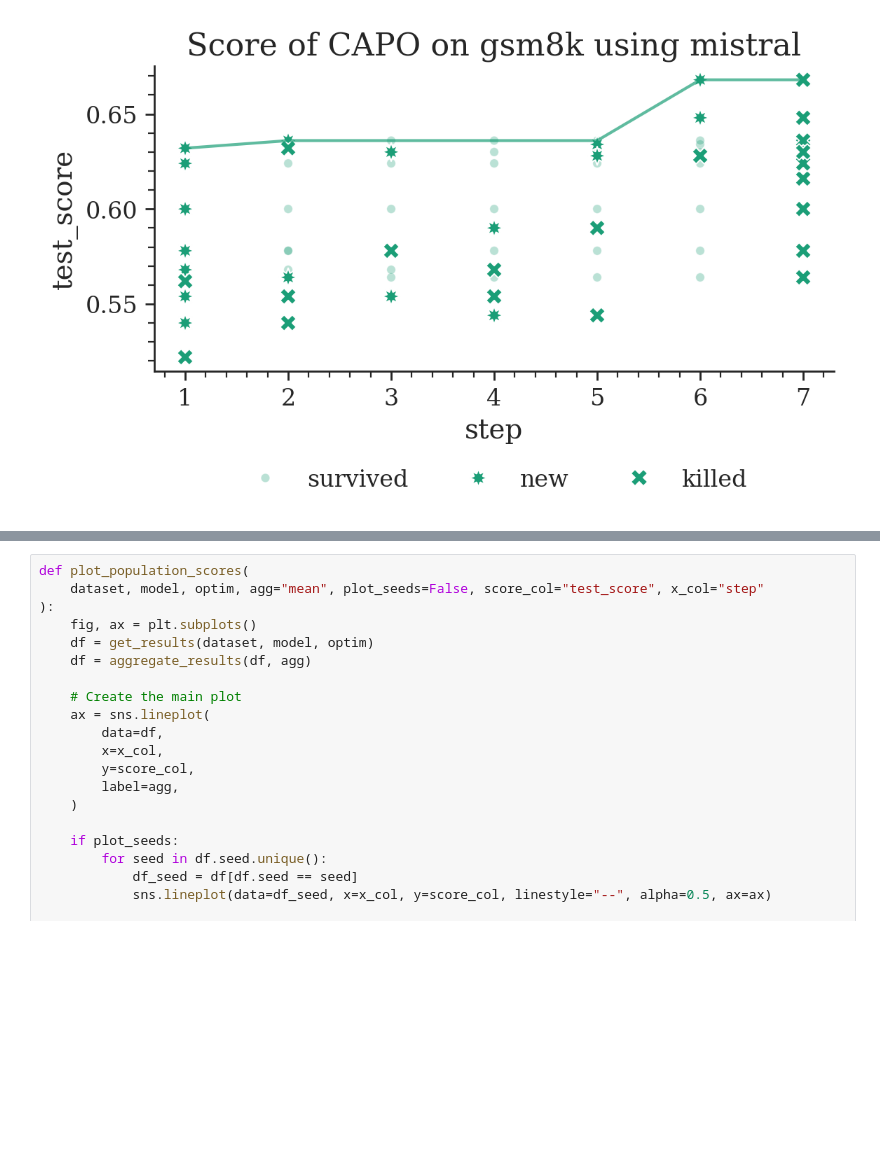
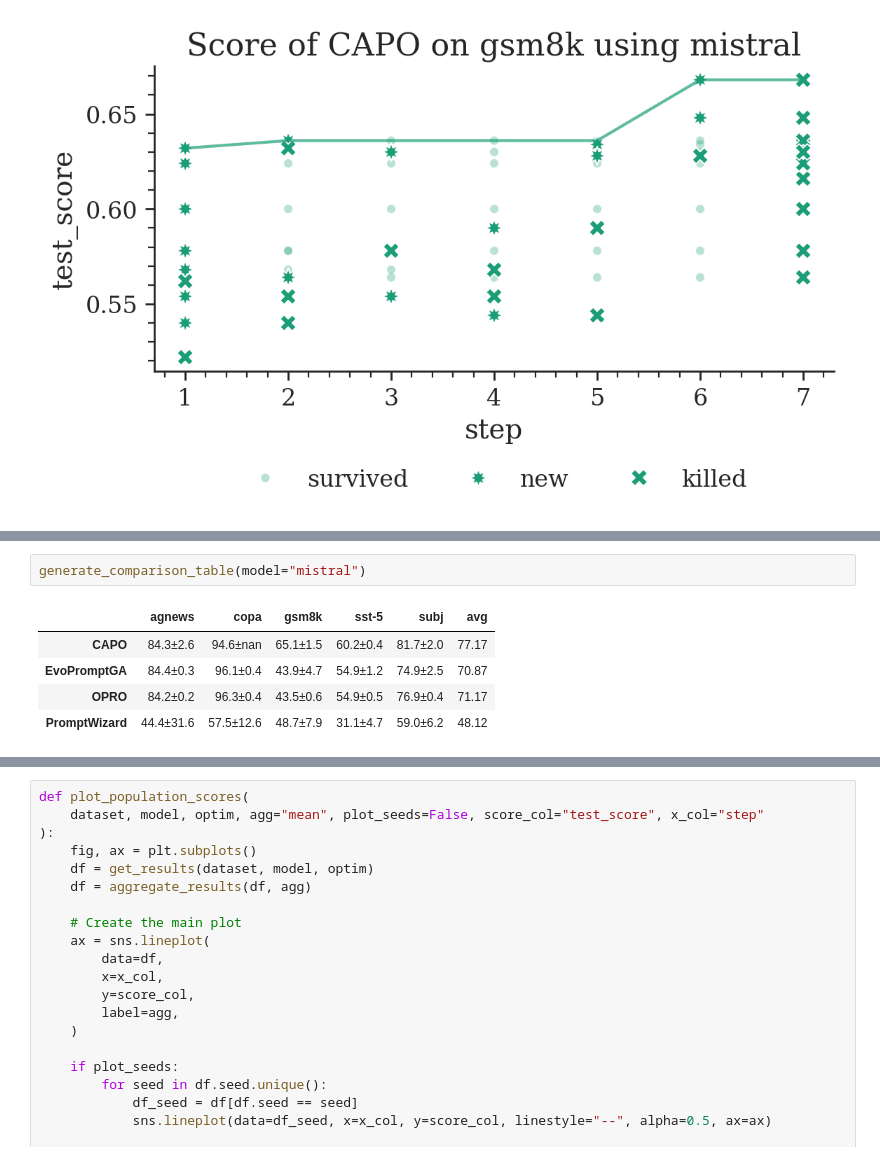
Before and after one commit to finitearth/capo, a Jupyter notebook: notebooks/seed_aggregation_eval.ipynb, the cells around one changed output, grey strips where cells are left out. Cells and saved outputs as stored; diff of their text form; blank space fills up the shorter version.

```diff
--- a/notebooks/seed_aggregation_eval.ipynb
+++ b/notebooks/seed_aggregation_eval.ipynb
@@ -74,3 +48,11 @@ compare_multi_obj(
+# %%
+generate_comparison_table(model="mistral")
+# %% [output]
+|  | agnews | copa | gsm8k | sst-5 | subj | avg |
+| CAPO | 84.3±2.6 | 94.6±nan | 65.1±1.5 | 60.2±0.4 | 81.7±2.0 | 77.17 |
+| EvoPromptGA | 84.4±0.3 | 96.1±0.4 | 43.9±4.7 | 54.9±1.2 | 74.9±2.5 | 70.87 |
+| OPRO | 84.2±0.2 | 96.3±0.4 | 43.5±0.6 | 54.9±0.5 | 76.9±0.4 | 71.17 |
+| PromptWizard | 44.4±31.6 | 57.5±12.6 | 48.7±7.9 | 31.1±4.7 | 59.0±6.2 | 48.12 |
 # %%
 def get_data(dataset, model, optim):
     paths = [
```
Also changed, not shown: parts of 8 cells of this notebook, 3 other files.
